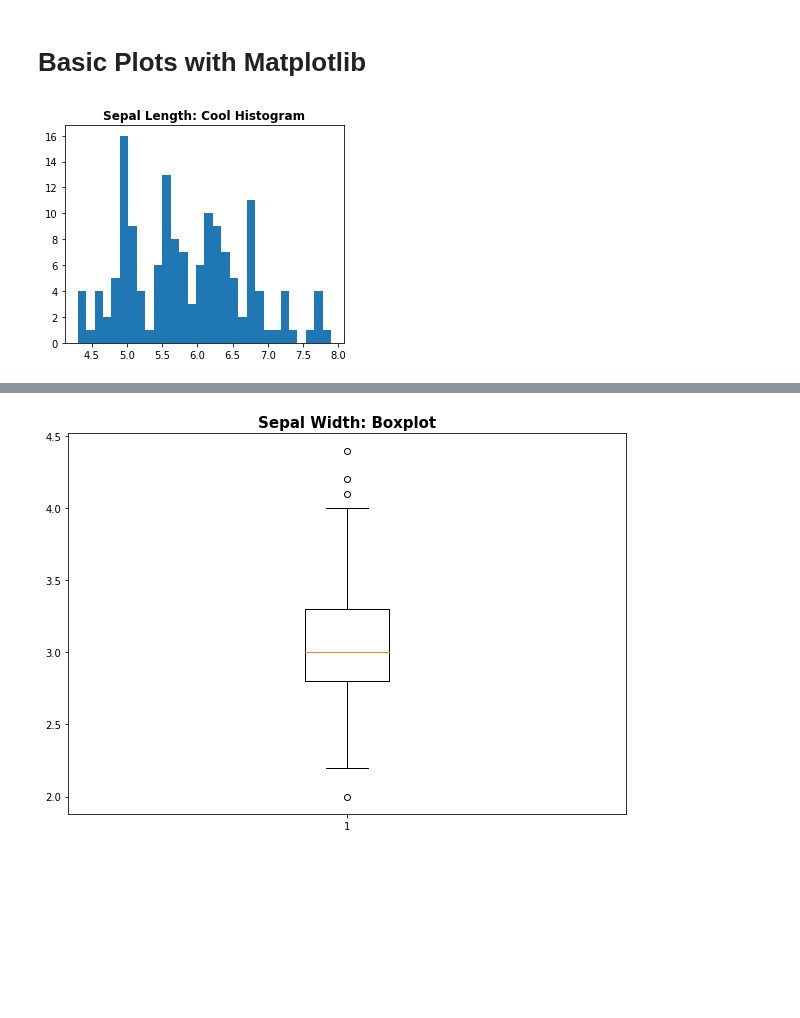
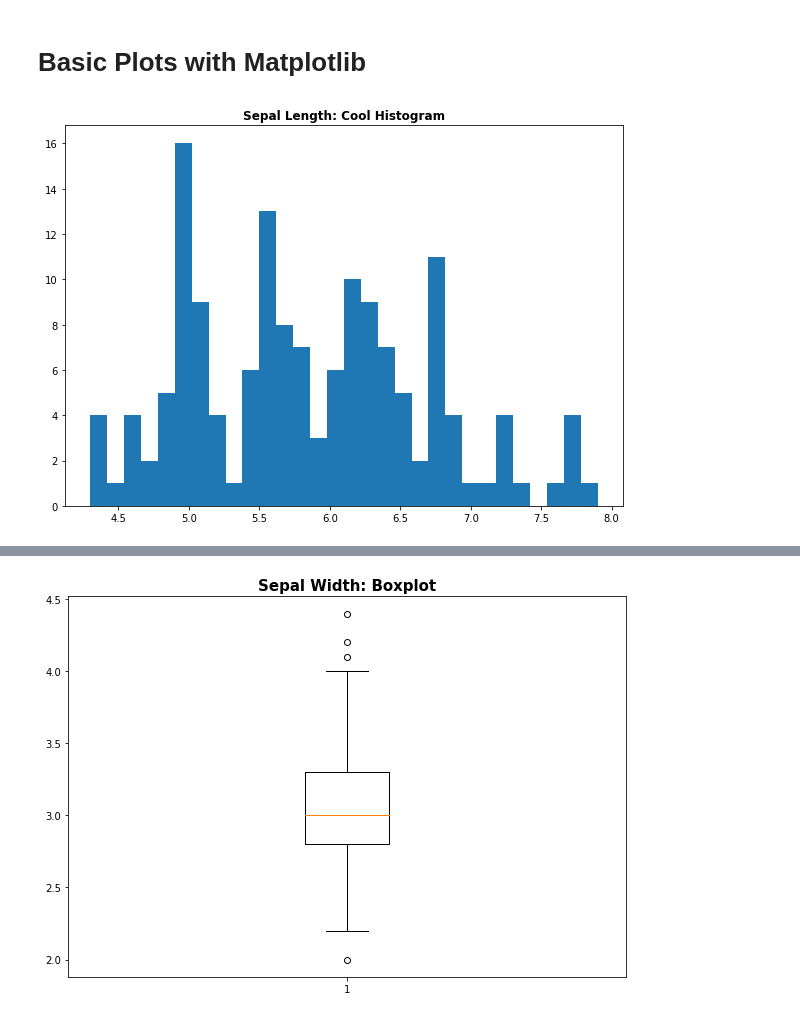
Before and after one commit to anhnguyendepocen/Stat3612, a Jupyter notebook: SML-Lecture2 Data Exploration.ipynb, the cells around one changed output, grey strips where cells are left out. Drawn from its saved outputs; the diff is of its cells as text; code cells hidden in the pictures; blank space fills up the shorter version.

```diff
--- a/SML-Lecture2 Data Exploration.ipynb
+++ b/SML-Lecture2 Data Exploration.ipynb
@@ -79,12 +79,12 @@ Name: class, dtype: int64
 # %%
 import matplotlib.pyplot as plt
 x1 = X['sepal length (cm)']
-plt.figure(1, figsize=(5, 4))
+plt.figure(1, figsize=(10, 7))
 plt.hist(x1, bins=30)
 plt.title('Sepal Length: Cool Histogram',fontsize=12, fontweight="bold")
 plt.show()
 # %% [output]
-[figure, old version]
+[figure, new version]
 # %%
 from scipy.stats import gaussian_kde
 import numpy as np
```
Also changed, not shown: parts of 1 cell of this notebook, 1 other file.
